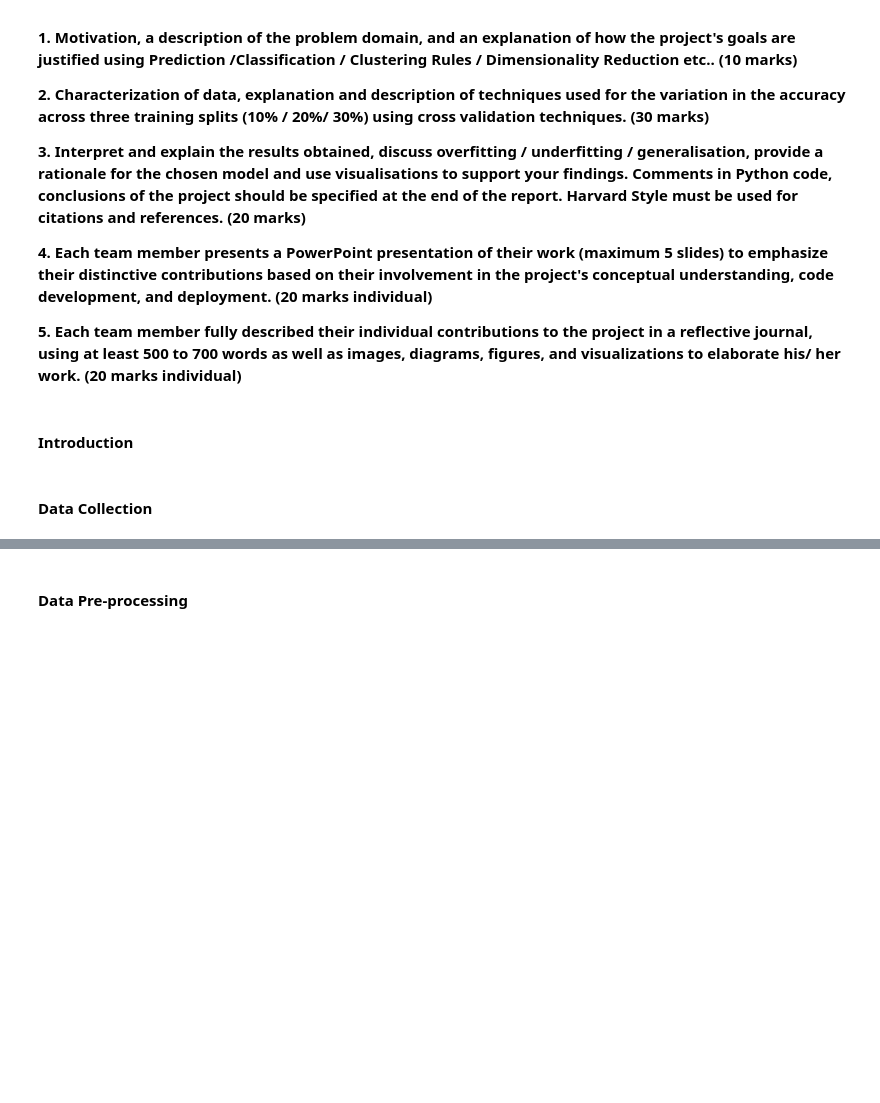
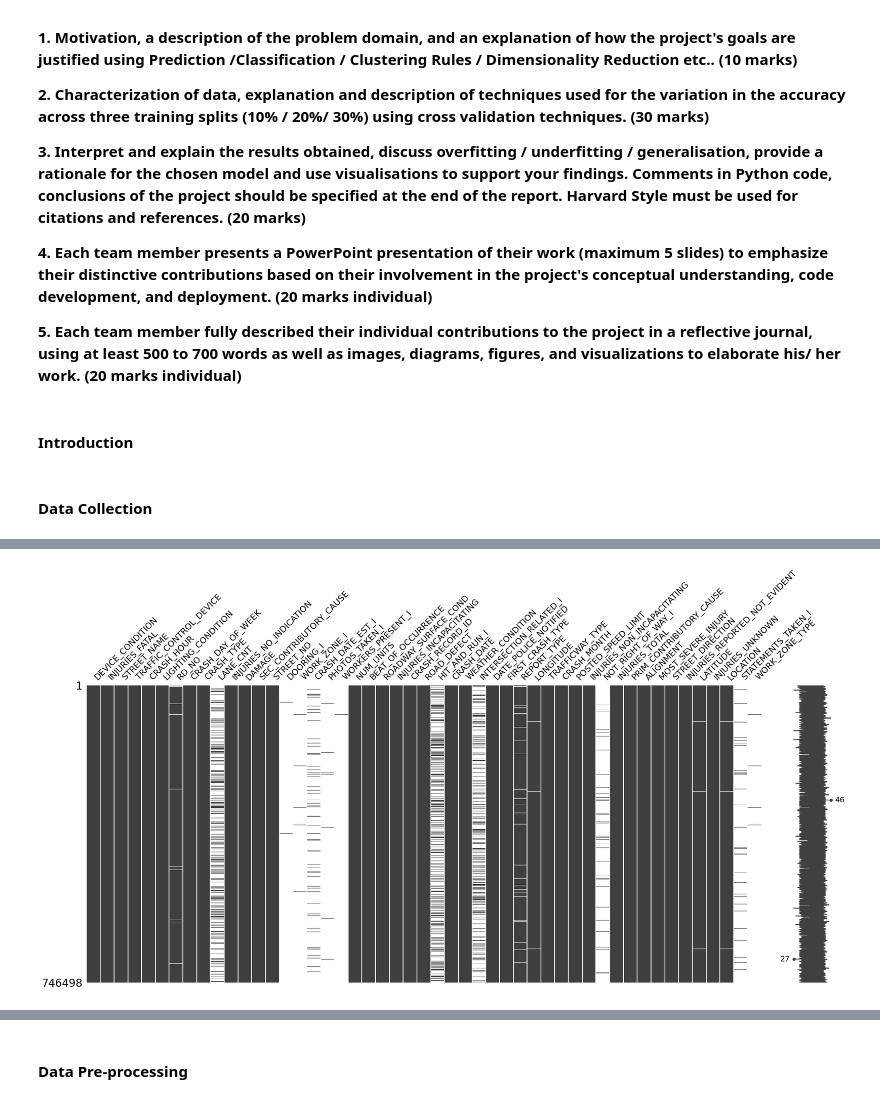
Before and after one commit to riccardopossier/Machine_Learning_CA1, a Jupyter notebook: Folder_CA1/Machine_learning_CA1.ipynb, the cells around one changed output, grey strips where cells are left out. Drawn from its saved outputs; the diff is of its cells as text; code cells hidden in the pictures; blank space fills up the shorter version.

```diff
--- a/Folder_CA1/Machine_learning_CA1.ipynb
+++ b/Folder_CA1/Machine_learning_CA1.ipynb
@@ -40,0 +39,7 @@
+# %%
+import pandas as pd
+import missingno as msno
+import matplotlib as plt
+import numpy as np
+import seaborn as sns
+df= pd.read_csv("Traffic_Crashes_-_Crashes.csv")
@@ -40,0 +60,4 @@
+# %%
+nan_graph_1=msno.matrix(df.sample(axis=1, n=49))
+# %% [output]
+[figure, added]
```
Also changed, not shown: parts of 14 cells of this notebook, 3 other files.
